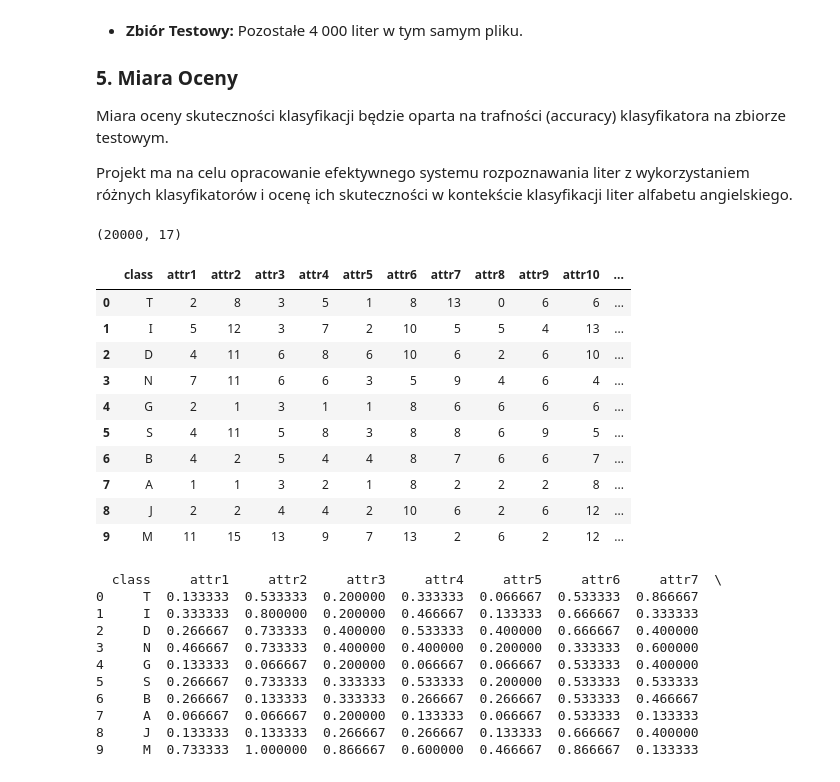
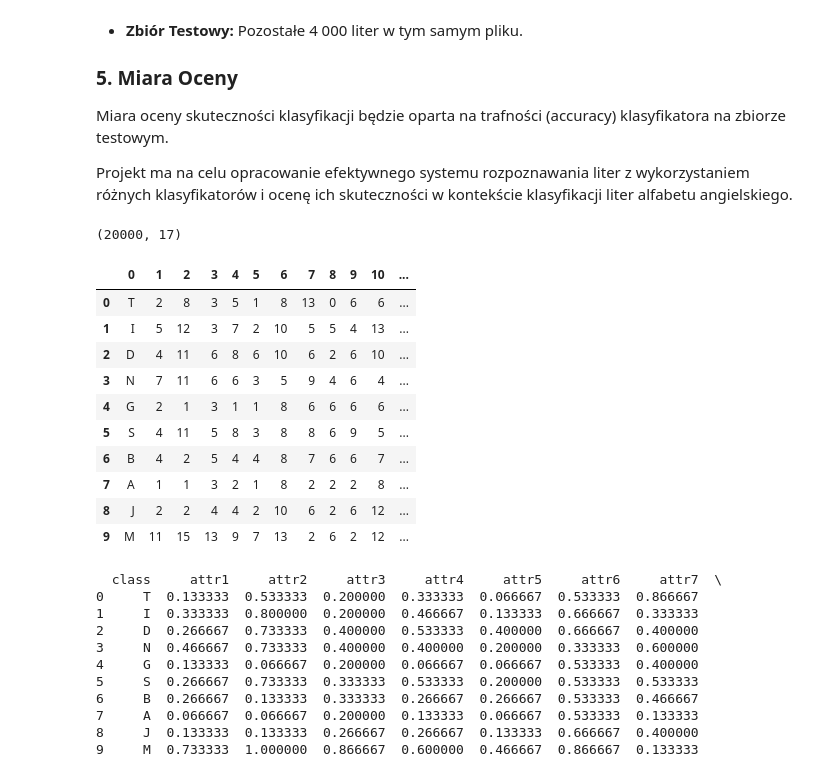
Before and after one commit to opaciorkowski/pro1d-project, a Jupyter notebook: PRO PROJECT/Project.ipynb, the cells around one changed output. Cells and saved outputs as stored; diff of their text form; code cells hidden in the pictures.

```diff
--- a/PRO PROJECT/Project.ipynb
+++ b/PRO PROJECT/Project.ipynb
@@ -47,12 +47,17 @@ from sklearn.metrics import accuracy_score
 from sklearn.metrics import classification_report
 from sklearn.model_selection import GridSearchCV
 # %%
-data_set = pd.read_csv('data_sets/letter-recognition.data', header = None, names=['class'] + [f"attr{n}" for n in range(1,17)])
+data_set = pd.read_csv('data_sets/letter-recognition.data', header=None)
+
+upper_limit = data_set.shape[1]
+
+column_names = ['class'] + [f"attr{n}" for n in range(1, upper_limit)]
+
 print(data_set.shape)
 data_set.head(10)
 # %% [output]
 (20000, 17)
-|  | class | attr1 | attr2 | attr3 | attr4 | attr5 | attr6 | attr7 | attr8 | attr9 | attr10 | ... |
+|  | 0 | 1 | 2 | 3 | 4 | 5 | 6 | 7 | 8 | 9 | 10 | ... |
 | 0 | T | 2 | 8 | 3 | 5 | 1 | 8 | 13 | 0 | 6 | 6 | ... |
 | 1 | I | 5 | 12 | 3 | 7 | 2 | 10 | 5 | 5 | 4 | 13 | ... |
 | 2 | D | 4 | 11 | 6 | 8 | 6 | 10 | 6 | 2 | 6 | 10 | ... |
```
